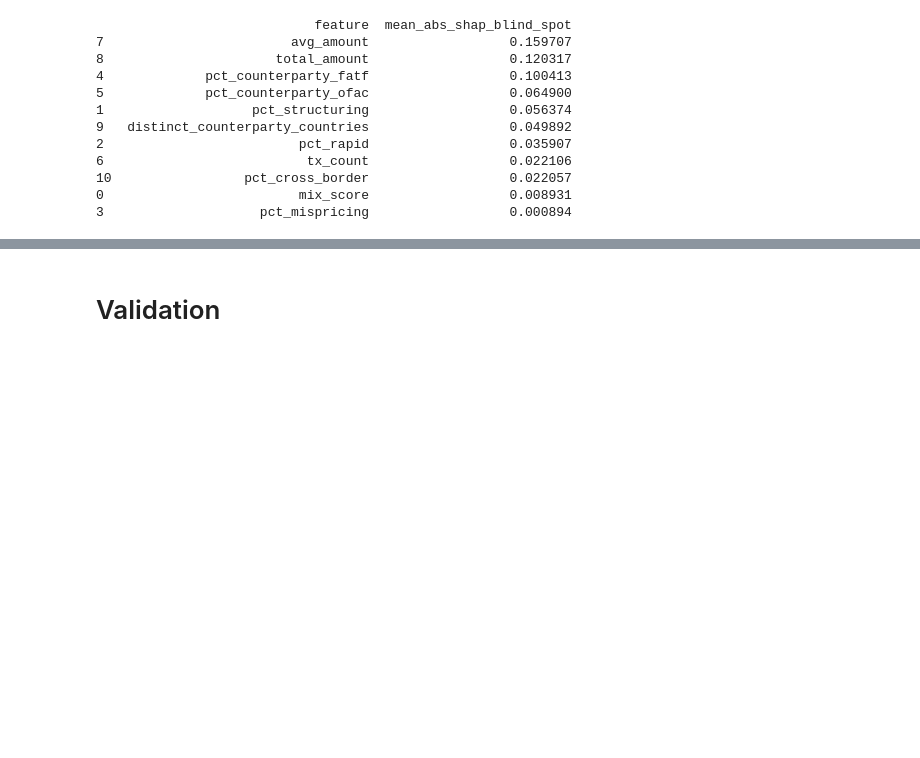
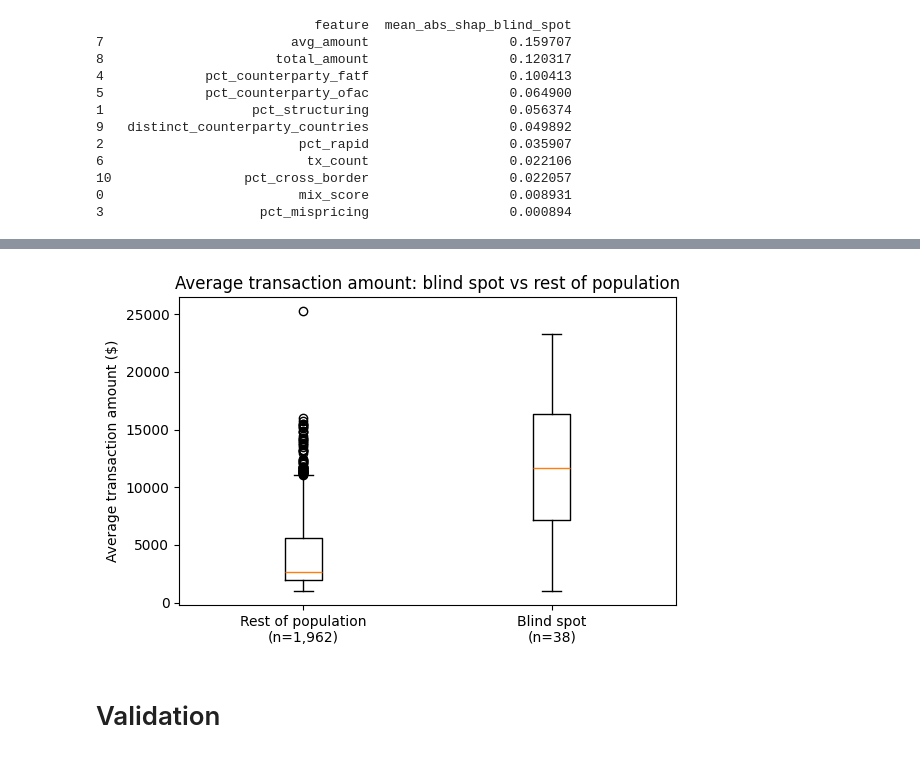
Before and after one commit to dalssam/MBI806B, a Jupyter notebook: MBI806B_Assignment_270910902.ipynb, the cells around one changed output, grey strips where cells are left out. Cells and saved outputs as stored; diff of their text form; code cells hidden in the pictures; blank space fills up the shorter version.

```diff
--- a/MBI806B_Assignment_270910902.ipynb
+++ b/MBI806B_Assignment_270910902.ipynb
@@ -668,3 +682,17 @@ print(mean_abs_shap)
+# %%
+# Figure: avg_amount comparison, blind spot vs rest
+blind_spot = df[(df['risk_tier'].isin(['Low', 'Medium'])) & (df['is_anomalous'])]
+rest = df[~df.index.isin(blind_spot.index)]
+
+fig, ax = plt.subplots(figsize=(6, 4))
+ax.boxplot([rest['avg_amount'], blind_spot['avg_amount']], labels=['Rest of population\n(n=1,962)', 'Blind spot\n(n=38)'])
+ax.set_ylabel('Average transaction amount ($)')
+ax.set_title('Average transaction amount: blind spot vs rest of population')
+plt.tight_layout()
+plt.savefig('fig_avg_amount_comparison.png', dpi=150)
+plt.show()
+# %% [output]
+[figure, added]
 # %% [markdown]
 # Validation
 # %%
```
Also changed, not shown: parts of 5 cells of this notebook.
